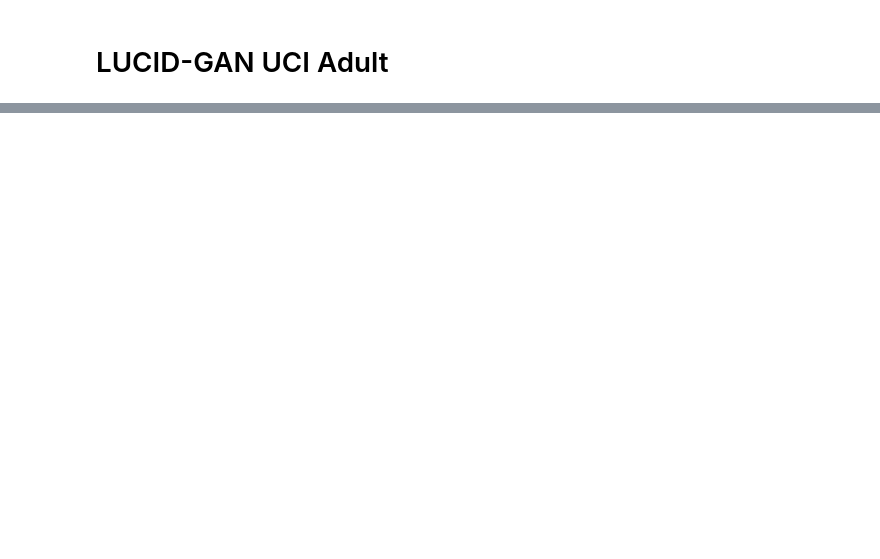
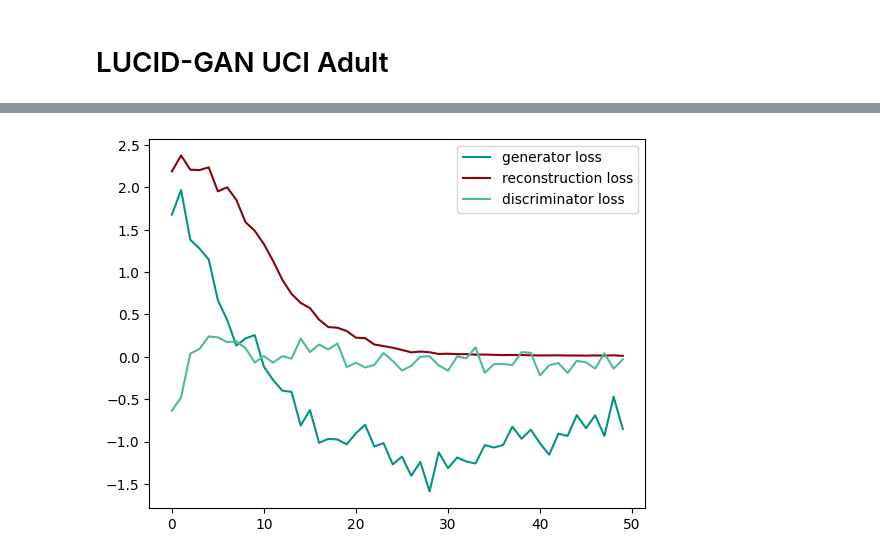
Before and after one commit to Integrated-Intelligence-Lab/canonical_sets, a Jupyter notebook: examples/example_GAN_adult.ipynb, the cells around one changed output, grey strips where cells are left out. Cells and saved outputs as stored; diff of their text form; code cells hidden in the pictures; blank space fills up the shorter version.

```diff
--- a/examples/example_GAN_adult.ipynb
+++ b/examples/example_GAN_adult.ipynb
@@ -57,7 +67,7 @@ adult_data = pd.concat([adult_test_data, pd.DataFrame(adult_preds, columns=["pre
 
 dir_adult_lucidgan = LUCIDGAN(epochs=50)
 
-dir_adult_lucidgan.set_random_state(42)
+dir_adult_lucidgan.set_random_state(1234)
 dir_adult_lucidgan.fit(adult_data, conditional=["preds"])
 
 dir_adult_pos_samples = dir_adult_lucidgan.sample(1000, conditional=pd.DataFrame({"preds": [1]}))
@@ -68,3 +78,4 @@ plt.plot(dir_adult_lucidgan.reconstruction_loss, label = "reconstruction loss")
 plt.plot(dir_adult_lucidgan.discriminator_loss, label = "discriminator loss")
 plt.legend()
 plt.show()
+# %% [output]
@@ -71 +83,2 @@ plt.show()
+[figure, added]
 # %%
```
Also changed, not shown: parts of 11 cells of this notebook, 1 other file.
